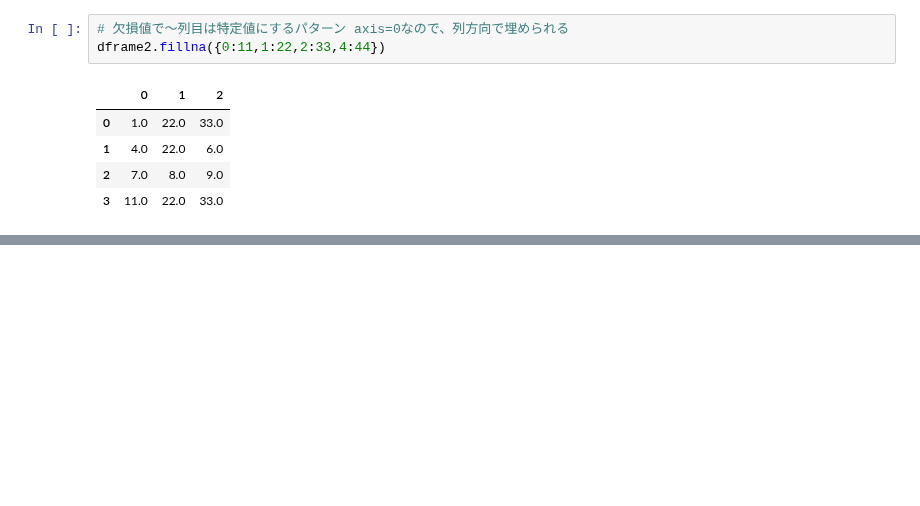
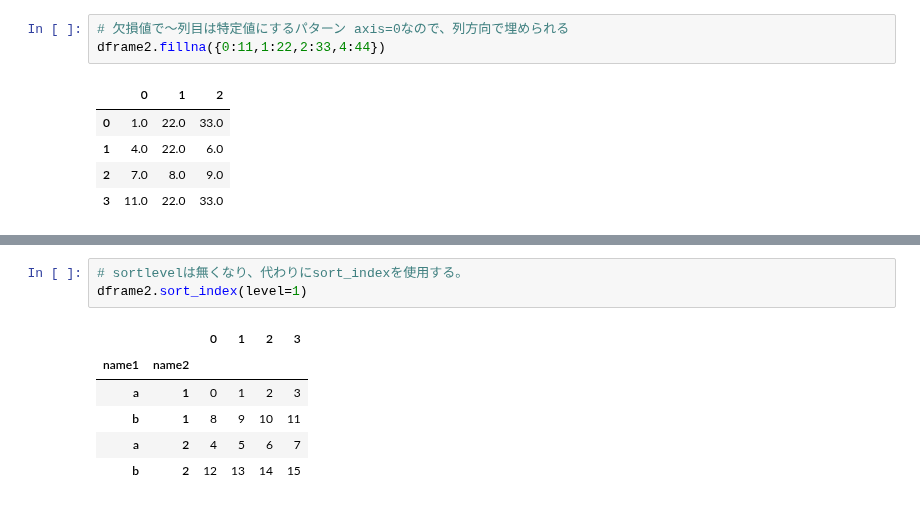
Before and after one commit to largekind/DataScience, a Jupyter notebook: pandas.ipynb, the cells around one changed output, grey strips where cells are left out. Drawn from its saved outputs; the diff is of its cells as text; blank space fills up the shorter version.

```diff
--- a/pandas.ipynb
+++ b/pandas.ipynb
@@ -717,0 +812,10 @@ dframe2.fillna({0:11,1:22,2:33,4:44})
+# %%
+# sortlevelは無くなり、代わりにsort_indexを使用する。
+dframe2.sort_index(level=1)
+# %% [output]
+|  |  | 0 | 1 | 2 | 3 |
+| name1 | name2 |  |  |  |  |
+| a | 1 | 0 | 1 | 2 | 3 |
+| b | 1 | 8 | 9 | 10 | 11 |
+| a | 2 | 4 | 5 | 6 | 7 |
+| b | 2 | 12 | 13 | 14 | 15 |
```
Also changed, not shown: parts of 12 cells of this notebook.
